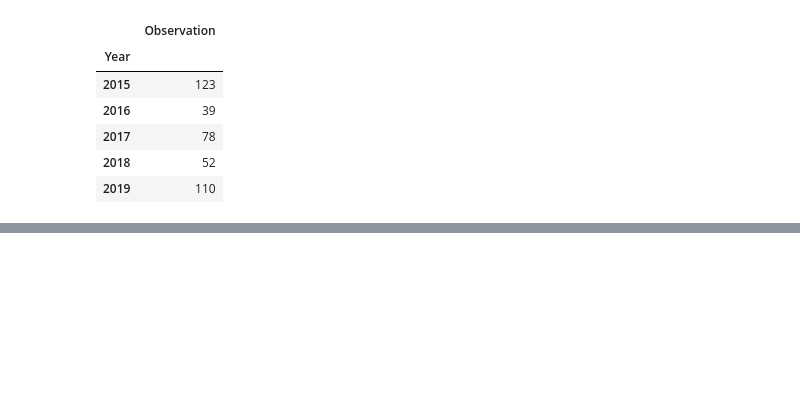
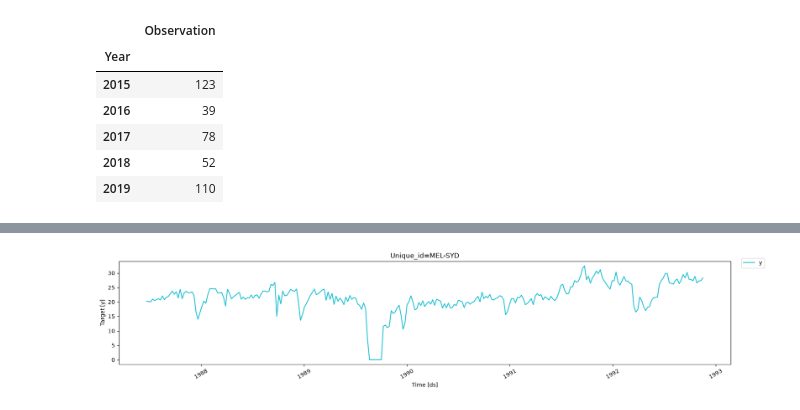
Before and after one commit to DinithBJayalath/ms-time-series, a Jupyter notebook: fpp-book/graphing.ipynb, the cells around one changed output, grey strips where cells are left out. Cells and saved outputs as stored; diff of their text form; code cells hidden in the pictures; blank space fills up the shorter version.

```diff
--- a/fpp-book/graphing.ipynb
+++ b/fpp-book/graphing.ipynb
@@ -80,3 +83,11 @@ year_df
 | 2017 | 78 |
 | 2018 | 52 |
 | 2019 | 110 |
+# %%
+melsyd_economy = (
+    pd.read_csv("../data/fppp/ansett.csv", parse_dates=["ds"])
+    .loc[lambda x : (x["Airports"] == "MEL-SYD") & (x["Class"]=="Economy")]
+    .rename(columns={"Airports" : "Unique_id"})
+    .assign(y=lambda x : x["y"]/1000)
+)
+melsyd_economy.head()
@@ -82,0 +101,4 @@ year_df
+# %%
+plot_series_utils(df=melsyd_economy, id_col="Unique_id", time_col="ds", target_col="y")
+# %% [output]
+[figure, added]
```
Also changed, not shown: parts of 4 cells of this notebook.
